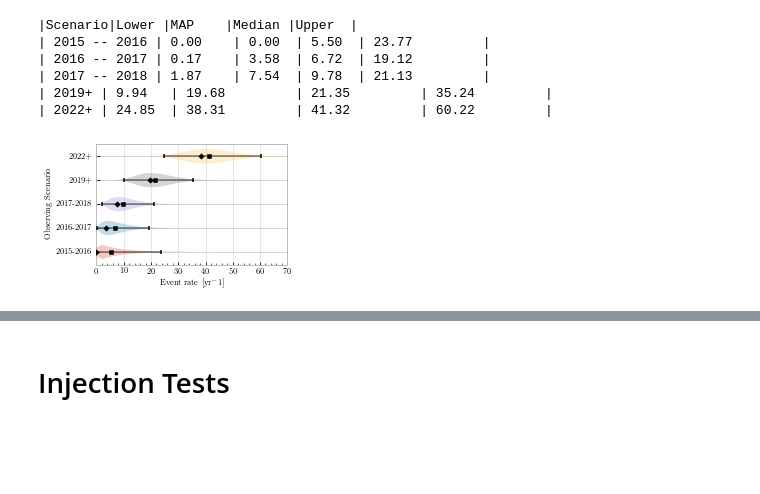
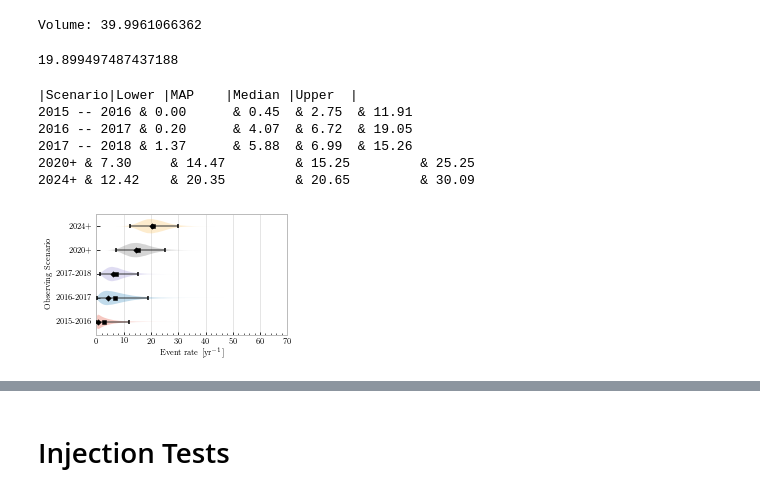
Before and after one commit to transientlunatic/grbeams, a Jupyter notebook: notebooks/GRB Beaming Angle estimation using PyMC3.ipynb, the cells around one changed output, grey strips where cells are left out. Saved outputs shown, nothing was run; the diff lists cells and outputs as text; code cells hidden in the pictures; blank space fills up the shorter version.

```diff
--- a/notebooks/GRB Beaming Angle estimation using PyMC3.ipynb
+++ b/notebooks/GRB Beaming Angle estimation using PyMC3.ipynb
@@ -189,15 +183,18 @@ for prior in priors:
 number_events = 20 # Assume O2 will see one BNS observation
 background_rate = 0.01 # We take the FAR to be 1/100 yr
 observation_time = 1.0 # The number of years of analysis conducted
-duty_cycle = 0.5
+duty_cycle = 1.0
 observation_time *= duty_cycle
-horizon = 200.0  # The O1 BNS horizon distance in O1 BNS paper
+horizon = 212.15  # The O1 BNS horizon distance in O1 BNS paper
 grb_rate = 10.0
+print "Volume: {}".format((np.pi * 4/3 * observation_time * horizon**3)/1e6)
 o5_models = []
 for prior in priors:
     o5_models.append( grb_model(number_events, background_rate, observation_time, horizon, grb_rate, prior))
+# %% [output]
+Volume: 39.9961066362
 # %%
-samples = 100000
+samples = 500000
 # %%
 o1_traces = []
 for model in o1_models:
@@ -231,6 +228,13 @@ for model in o5_models:
 # %%
 import matplotlib
 import pymc3.stats
+# %%
+a = stats.gaussian_kde(data)
+# %%
+x = np.linspace(0,90, 200)
+x[a.pdf(x).argmax()]
+# %% [output]
+19.899497487437188
 # %%
 width = 3.487 #* 2
 height = width / 1.618
@@ -238,7 +242,7 @@ height = width / 1.618
 
 f, ax = plt.subplots(1,1, sharex=True, figsize = (width, height))
 priors = ["U(0,1)", "Jeffreys", "$\delta(1)$", "$\delta(0.5)$"]
-scenarios = ["2015 -- 2016", "2016 -- 2017", "2017 -- 2018", "2019+", "2022+"]
+scenarios = ["2015 -- 2016", "2016 -- 2017", "2017 -- 2018", "2020+", "2024+"]
 print "|Scenario|Lower\t|MAP\t|Median\t|Upper\t|"
 
 pos = [.5, 1, 1.5, 2, 2.5]
@@ -250,45 +254,48 @@ for i, trace in enumerate([o1_traces, o2_traces, o3_traces, o4_traces, o5_traces
     #i = i/2.0
     data = trace[0][2000:]['signal_rate']
 
-    parts = ax.violinplot(data, [pos[i]], points=50, widths=0.3, vert= False,
+    parts = ax.violinplot(data, [pos[i]], points=200, widths=0.3, vert= False,
                      #showmeans = True, showmedians=True,
+                          bw_method="silverman",
                       showmeans=False, showextrema=False, showmedians=False)
 
     lower_p , medians, upper_p = np.percentile(data, [2.5, 50, 97.50])
     lower, upper = pymc3.stats.hpd(data, alpha=0.05)
-    hist = np.histogram(data, bins = 50)
-    MAP = hist[1][np.argmax(hist[0])]
+    a = stats.gaussian_kde(data)
+    x = np.linspace(0,90, 200)
+    MAP = x[a.pdf(x).argmax()]
 
 
 
     ax.hlines(pos[i], lower, upper, color='#333333', linestyle='-', lw=2, alpha = 0.5)
 
     ax.scatter( [lower, upper], [pos[i]]*2, marker='|', color='k', s=15, zorder=3)
     ax.scatter( [MAP], pos[i], marker='D', color='k', s=15, zorder=3)
     ax.scatter( [medians], pos[i], marker='s', color='k', s=15, zorder=3)
     #ax2.vlines(inds, whiskersMin, whiskersMax, color='k', linestyle='-', lw=1)
 
-    print "| {} | {:.2f}\t | {:.2f}\t | {:.2f}\t | {:.2f}\t |".format(scenarios[i], lower, MAP, medians, upper)
+    print "{} & {:.2f}\t & {:.2f}\t & {:.2f}\t & {:.2f}\t".format(scenarios[i], lower, MAP, medians, upper)
 
 
 axis = ax
 axis.set_yticks(pos)
-axis.set_yticklabels(["2015-2016", "2016-2017", "2017-2018", "2019+", "2022+"])
+axis.set_yticklabels(["2015-2016", "2016-2017", "2017-2018", "2020+", "2024+"])
 axis.set_xlim([0, 70])
 ax.get_xaxis().set_minor_locator(matplotlib.ticker.AutoMinorLocator())
 #ax.get_yaxis().set_minor_locator(matplotlib.ticker.AutoMinorLocator())
 ax.grid(b=True, axis="x", which='major', linewidth=0.5)
+ax.grid(b=True, axis="y", which='major', linewidth=0.)
 #ax.grid(b=True, which='minor', linewidth=0.5)
-ax.set_xlabel(r"Event rate [yr$^-1$]")
+ax.set_xlabel(r"Event rate [yr$^{-1}$]")
 ax.set_ylabel(r"Observing Scenario")
 f.subplots_adjust(0.21, 0.17, .97, .95, wspace=0.05)
-f.savefig("rate_posteriors_violin.pdf")
+f.savefig("../final_paper/rate_posteriors_violin.pdf")
 # %% [output]
 |Scenario|Lower |MAP    |Median |Upper  |
-| 2015 -- 2016 | 0.00    | 0.00  | 5.50  | 23.77         |
-| 2016 -- 2017 | 0.17    | 3.58  | 6.72  | 19.12         |
-| 2017 -- 2018 | 1.87    | 7.54  | 9.78  | 21.13         |
-| 2019+ | 9.94   | 19.68         | 21.35         | 35.24         |
-| 2022+ | 24.85  | 38.31         | 41.32         | 60.22         |
+2015 -- 2016 & 0.00      & 0.45  & 2.75  & 11.91
+2016 -- 2017 & 0.20      & 4.07  & 6.72  & 19.05
+2017 -- 2018 & 1.37      & 5.88  & 6.99  & 15.26
+2020+ & 7.30     & 14.47         & 15.25         & 25.25
+2024+ & 12.42    & 20.35         & 20.65         & 30.09
-[figure, old version]
+[figure, new version]
 # %%
```
Also changed, not shown: parts of 55 cells of this notebook, 1 other file.
